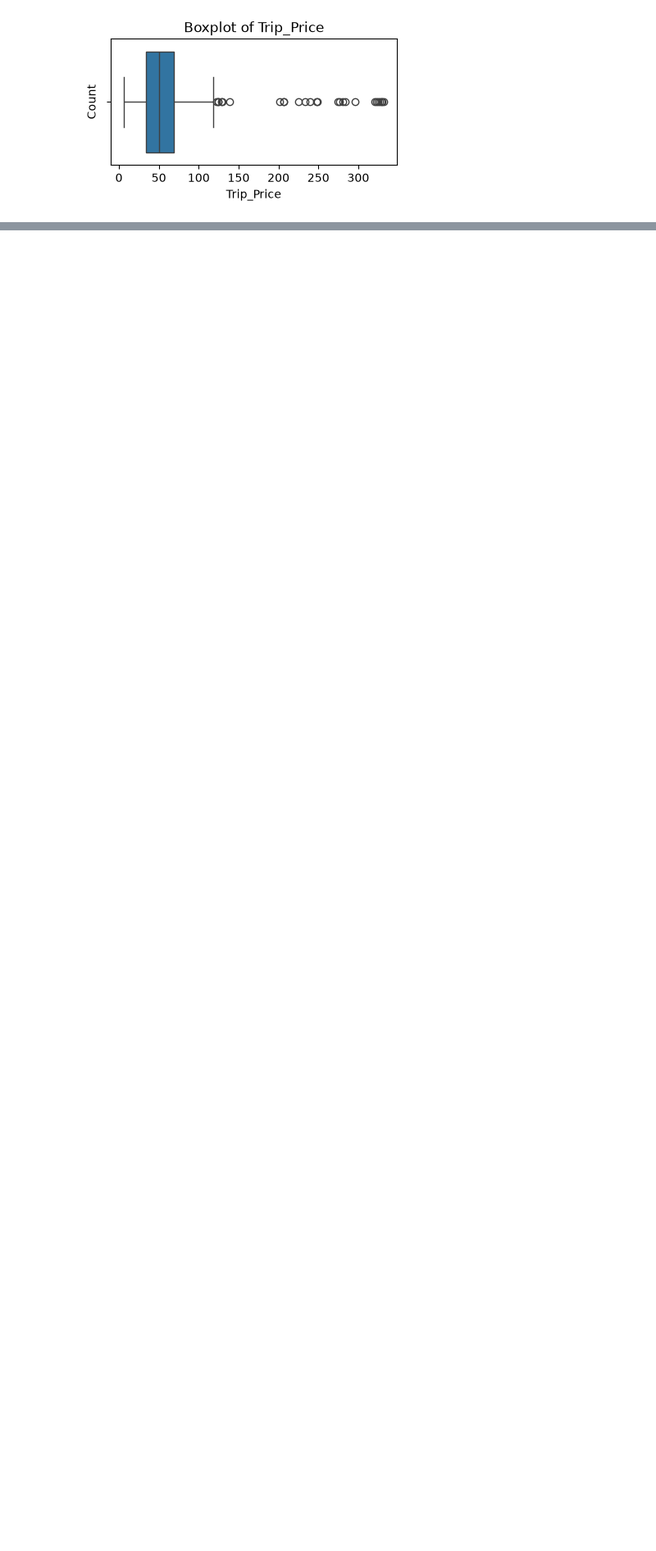
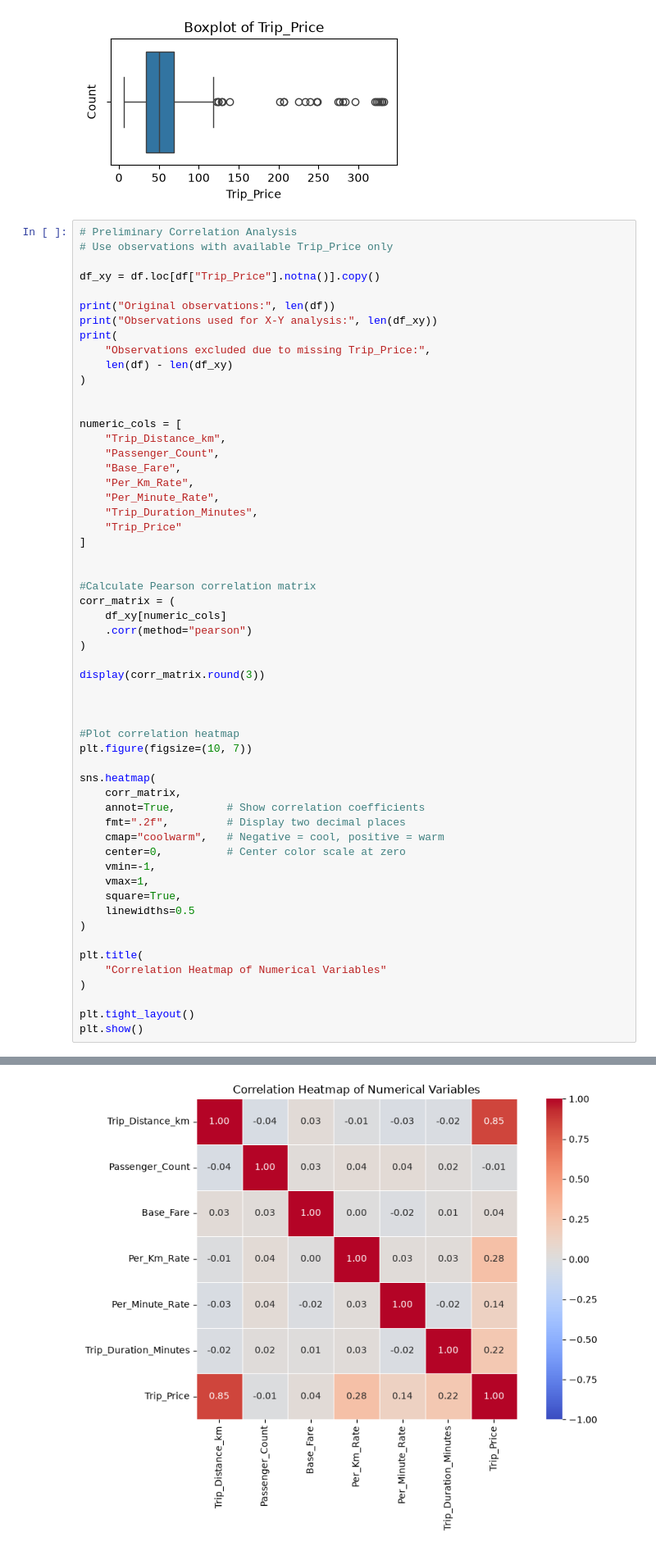
Before and after one commit to kurochan1901/115-1_Data-Analysis-and-Modeling, a Jupyter notebook: HW1/HW1.ipynb, the cells around one changed output, grey strips where cells are left out. Shown at 82% size. Drawn from its saved outputs; the diff is of its cells as text; blank space fills up the shorter version.

```diff
--- a/HW1/HW1.ipynb
+++ b/HW1/HW1.ipynb
@@ -167,3 +169,60 @@ for col in numeric_cols:
 [figure]
 [figure]
 [figure]
+# %%
+# Preliminary Correlation Analysis
+# Use observations with available Trip_Price only
+
+df_xy = df.loc[df["Trip_Price"].notna()].copy()
+
+print("Original observations:", len(df))
+print("Observations used for X-Y analysis:", len(df_xy))
+print(
+    "Observations excluded due to missing Trip_Price:",
+    len(df) - len(df_xy)
+)
+
+
+numeric_cols = [
+    "Trip_Distance_km",
+    "Passenger_Count",
+    "Base_Fare",
+    "Per_Km_Rate",
+    "Per_Minute_Rate",
+    "Trip_Duration_Minutes",
+    "Trip_Price"
+]
+
+
+#Calculate Pearson correlation matrix
+corr_matrix = (
+    df_xy[numeric_cols]
+    .corr(method="pearson")
+)
+
+display(corr_matrix.round(3))
+
+
+
+#Plot correlation heatmap
+plt.figure(figsize=(10, 7))
+
+sns.heatmap(
+    corr_matrix,
+    annot=True,        # Show correlation coefficients
+    fmt=".2f",         # Display two decimal places
+    cmap="coolwarm",   # Negative = cool, positive = warm
+    center=0,          # Center color scale at zero
+    vmin=-1,
+    vmax=1,
+    square=True,
+    linewidths=0.5
+)
+
+plt.title(
+    "Correlation Heatmap of Numerical Variables"
+)
+
+plt.tight_layout()
+plt.show()
+# %% [output]
@@ -170,3 +240,4 @@ for col in numeric_cols:
+[figure, added]
 # %%
 categorical_cols = [
     "Time_of_Day",
```
Also changed, not shown: parts of 26 cells of this notebook.
